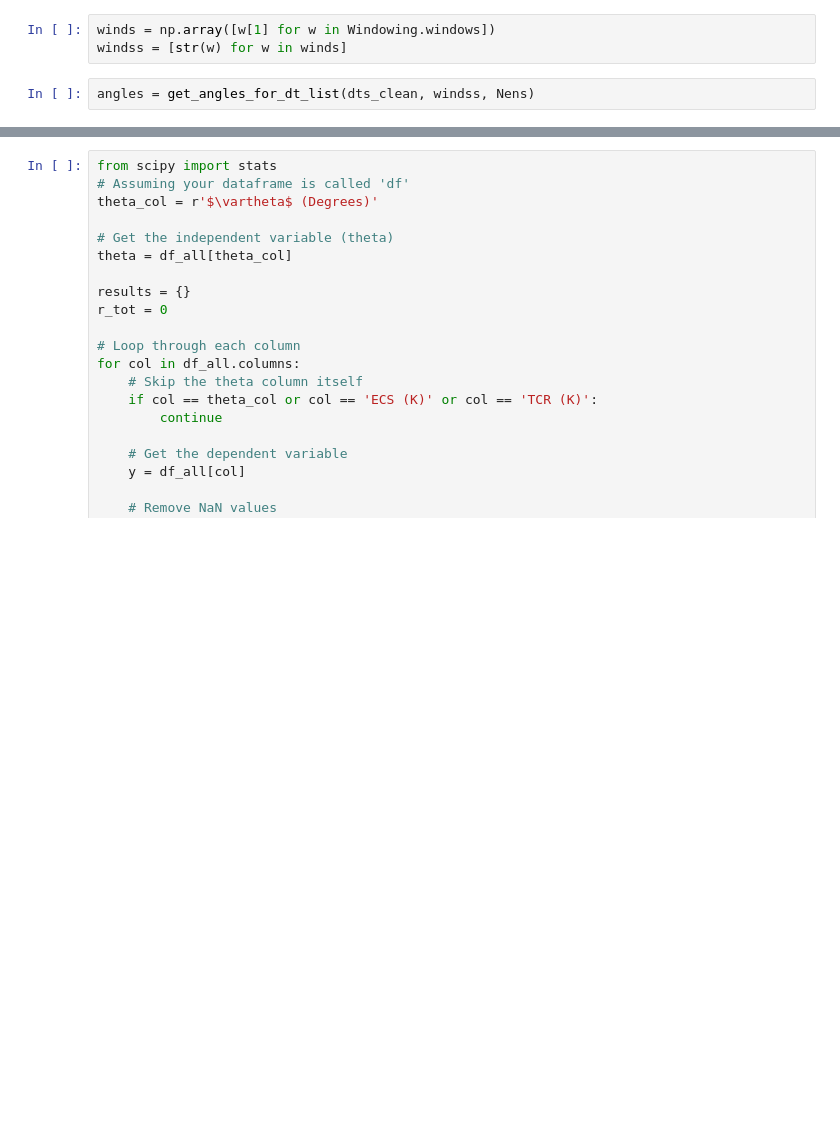
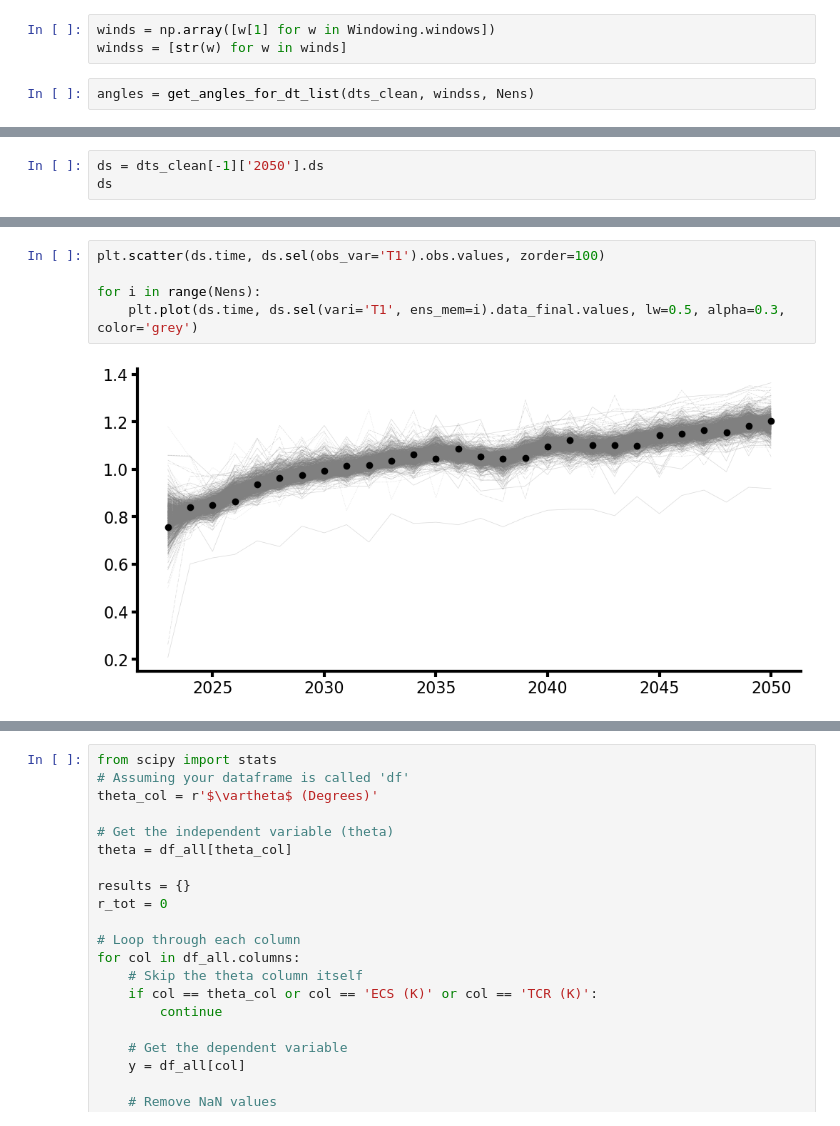
Before and after one commit to adam-bauer-34/learning_sai, a Jupyter notebook: analysis/notebooks/corner-plots.ipynb, the cells around one changed output, grey strips where cells are left out. Drawn from its saved outputs; the diff is of its cells as text; blank space fills up the shorter version.

```diff
--- a/analysis/notebooks/corner-plots.ipynb
+++ b/analysis/notebooks/corner-plots.ipynb
@@ -254,0 +267,3 @@ pp = sb.pairplot(df_all,
+# %%
+ds = dts_clean[-1]['2050'].ds
+ds
@@ -254,0 +288,7 @@ pp = sb.pairplot(df_all,
+# %%
+plt.scatter(ds.time, ds.sel(obs_var='T1').obs.values, zorder=100)
+
+for i in range(Nens):
+    plt.plot(ds.time, ds.sel(vari='T1', ens_mem=i).data_final.values, lw=0.5, alpha=0.3, color='grey')
+# %% [output]
+[figure, added]
```
Also changed, not shown: parts of 18 cells of this notebook, 4 other files.
